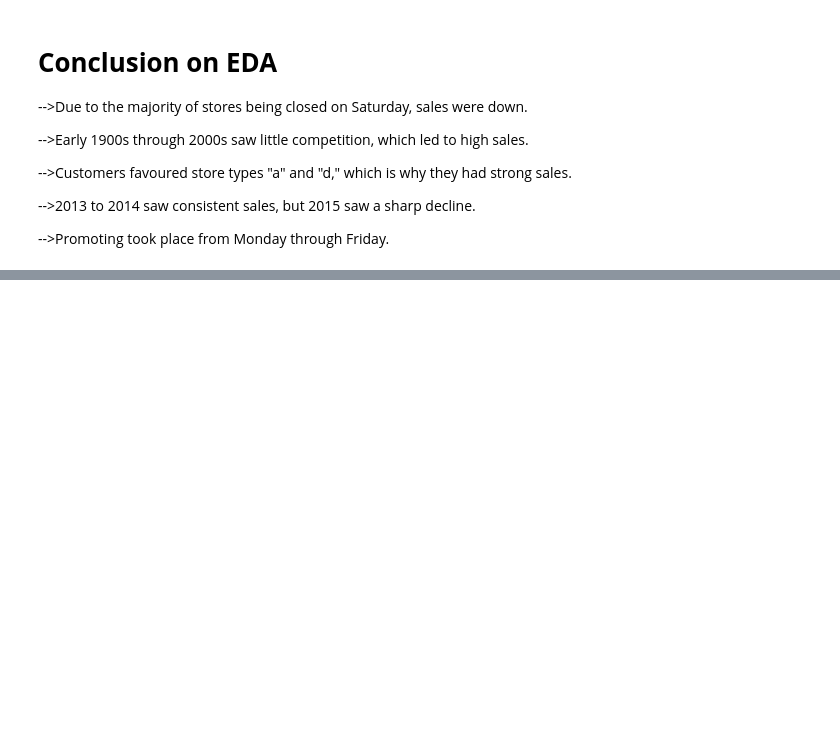
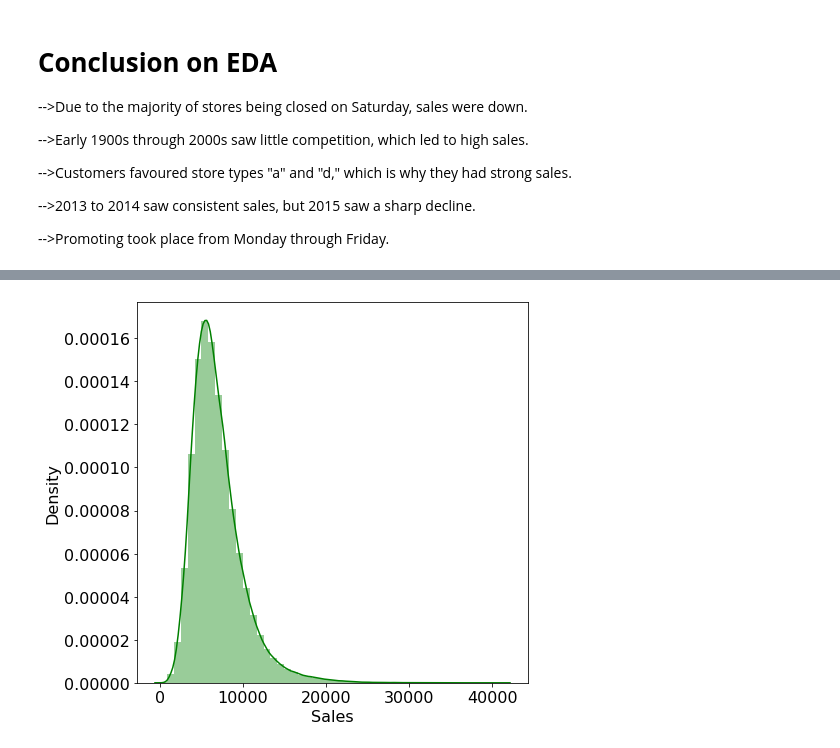
Before and after one commit to Ashwinprocodes/Rossmann-Sales-Prediction, a Jupyter notebook: pr_Rossmann_Sales_Prediction_Capstone_Project.ipynb, the cells around one changed output, grey strips where cells are left out. Saved outputs shown, nothing was run; the diff lists cells and outputs as text; code cells hidden in the pictures; blank space fills up the shorter version.

```diff
--- a/pr_Rossmann_Sales_Prediction_Capstone_Project.ipynb
+++ b/pr_Rossmann_Sales_Prediction_Capstone_Project.ipynb
@@ -633,0 +668,6 @@ Text(0, 0.5, 'Promo count')
+# %%
+#lets see how the plot looks like after removing zero from sales columns
+plt.figure(figsize=(7,7))
+sns.distplot(mdf12['Sales'],color="g");
+# %% [output]
+[figure, added]
```
Also changed, not shown: parts of 19 cells of this notebook.
